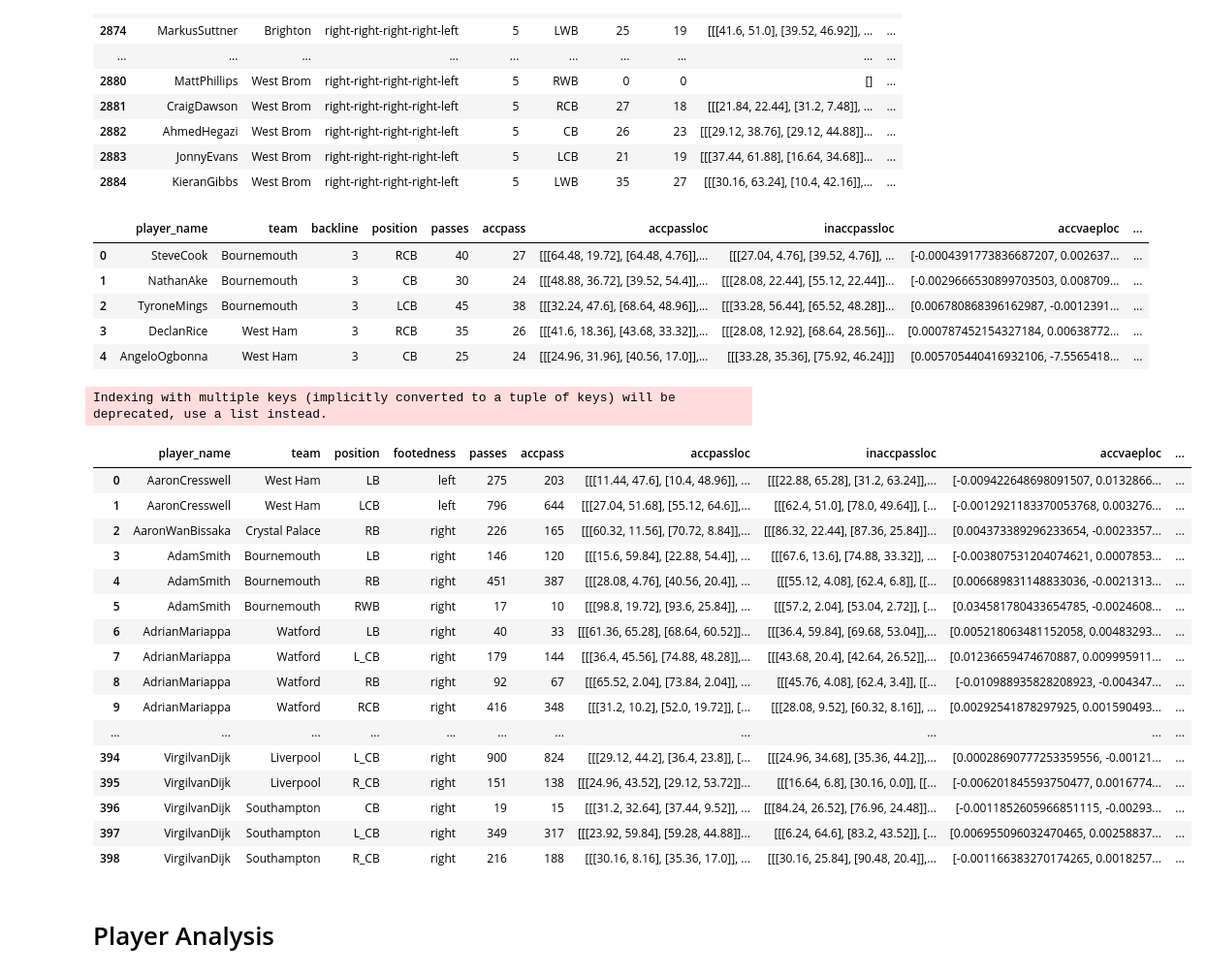
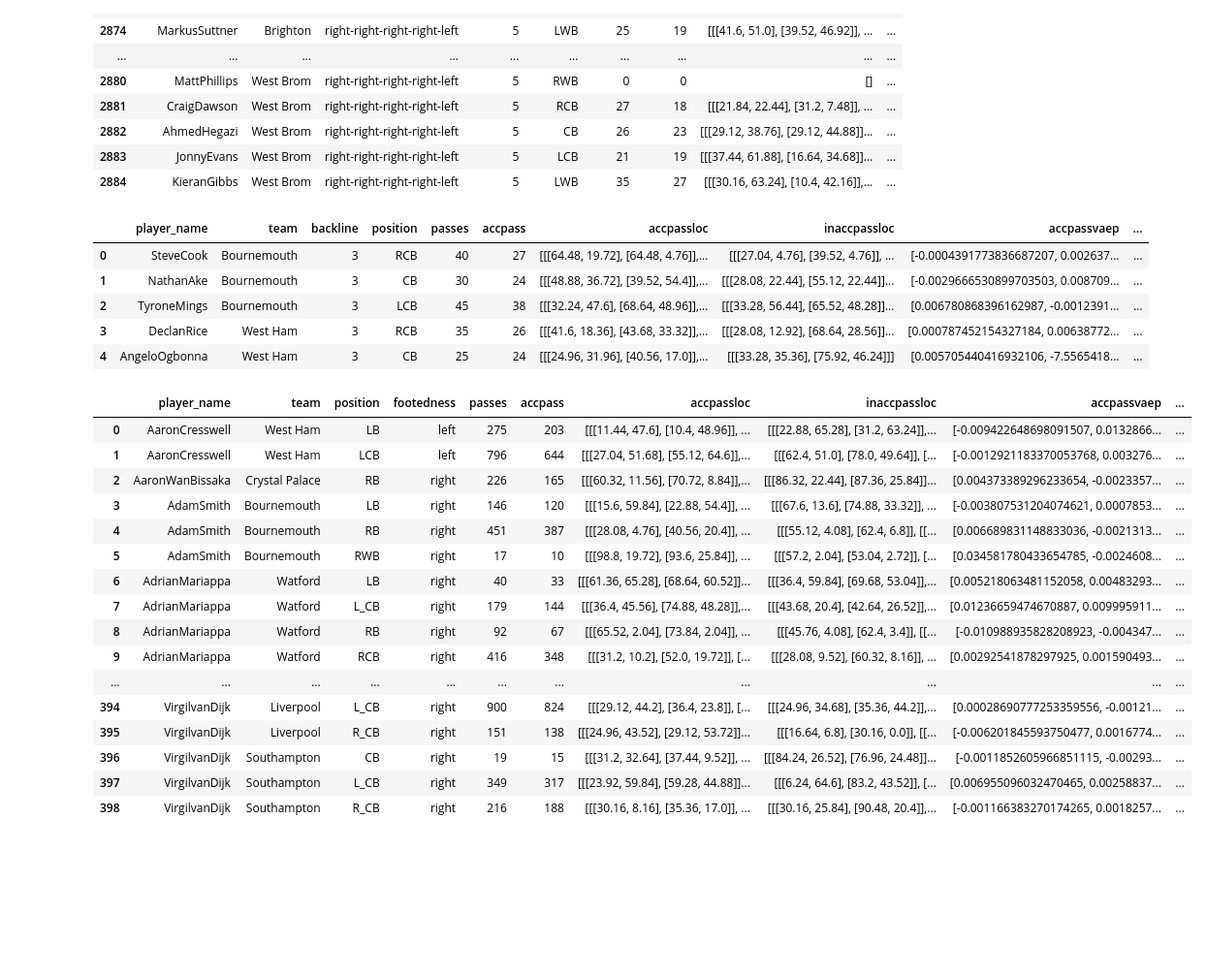
Before and after one commit to grovershreyf9t/FootballPlayerFootedness, a Jupyter notebook: code/footedness-defender_clustering.ipynb, the cells around one changed output. Shown at 97% size. Drawn from its saved outputs; the diff is of its cells as text; code cells hidden in the pictures; blank space fills up the shorter version.

```diff
--- a/code/footedness-defender_clustering.ipynb
+++ b/code/footedness-defender_clustering.ipynb
@@ -61,12 +61,12 @@ def player_metrics_func(l):
         'accpass',
         'accpassloc',
         'inaccpassloc',
-        'accvaeploc',
-        'inaccvaeploc',
-        'accoffloc',
-        'inaccoffloc',
-        'accdefloc',
-        'inaccdefloc',
+        'accpassvaep',
+        'inaccpassvaep',
+        'accpassoff',
+        'inaccpassoff',
+        'accpassdef',
+        'inaccpassdef',
         ])
     pos = [
         'RB',
@@ -167,7 +167,7 @@ player_metrics.drop(columns = ['backline_footedness'], inplace=True)
 # %%
 player_metrics.head(5)
 # %% [output]
-|  | player_name | team | backline | position | passes | accpass | accpassloc | inaccpassloc | accvaeploc | ... |
+|  | player_name | team | backline | position | passes | accpass | accpassloc | inaccpassloc | accpassvaep | ... |
 | 0 | SteveCook | Bournemouth | 3 | RCB | 40 | 27 | [[[64.48, 19.72], [64.48, 4.76]],... | [[[27.04, 4.76], [39.52, 4.76]], ... | [-0.0004391773836687207, 0.002637... | ... |
 | 1 | NathanAke | Bournemouth | 3 | CB | 30 | 24 | [[[48.88, 36.72], [39.52, 54.4]],... | [[[28.08, 22.44], [55.12, 22.44]]... | [-0.0029666530899703503, 0.008709... | ... |
 | 2 | TyroneMings | Bournemouth | 3 | LCB | 45 | 38 | [[[32.24, 47.6], [68.64, 48.96]],... | [[[33.28, 56.44], [65.52, 48.28]]... | [0.006780868396162987, -0.0012391... | ... |
@@ -175,12 +175,11 @@ player_metrics.head(5)
 | 4 | AngeloOgbonna | West Ham | 3 | CB | 25 | 24 | [[[24.96, 31.96], [40.56, 17.0]],... | [[[33.28, 35.36], [75.92, 46.24]]] | [0.005705440416932106, -7.5565418... | ... |
 # %%
 df = player_metrics.groupby(['player_name', 'team', 'position', 'footedness'])['passes', 'accpass',
-       'accpassloc', 'inaccpassloc', 'accvaeploc', 'inaccvaeploc', 'accoffloc',
-       'inaccoffloc', 'accdefloc', 'inaccdefloc'].sum().reset_index()
+       'accpassloc', 'inaccpassloc', 'accpassvaep', 'inaccpassvaep', 'accpassoff',
+       'inaccpassoff', 'accpassdef', 'inaccpassdef'].sum().reset_index()
 df
 # %% [output]
-Indexing with multiple keys (implicitly converted to a tuple of keys) will be deprecated, use a list instead.
-|  | player_name | team | position | footedness | passes | accpass | accpassloc | inaccpassloc | accvaeploc | ... |
+|  | player_name | team | position | footedness | passes | accpass | accpassloc | inaccpassloc | accpassvaep | ... |
 | 0 | AaronCresswell | West Ham | LB | left | 275 | 203 | [[[11.44, 47.6], [10.4, 48.96]], ... | [[[22.88, 65.28], [31.2, 63.24]],... | [-0.009422648698091507, 0.0132866... | ... |
 | 1 | AaronCresswell | West Ham | LCB | left | 796 | 644 | [[[27.04, 51.68], [55.12, 64.6]],... | [[[62.4, 51.0], [78.0, 49.64]], [... | [-0.0012921183370053768, 0.003276... | ... |
 | 2 | AaronWanBissaka | Crystal Palace | RB | right | 226 | 165 | [[[60.32, 11.56], [70.72, 8.84]],... | [[[86.32, 22.44], [87.36, 25.84]]... | [0.004373389296233654, -0.0023357... | ... |
@@ -202,2 +200,0 @@ Indexing with multiple keys (implicitly converted to a tuple of keys) will be de
-# %% [markdown]
-# Player Analysis
```
Also changed, not shown: parts of 3 cells of this notebook, 5 other files.
